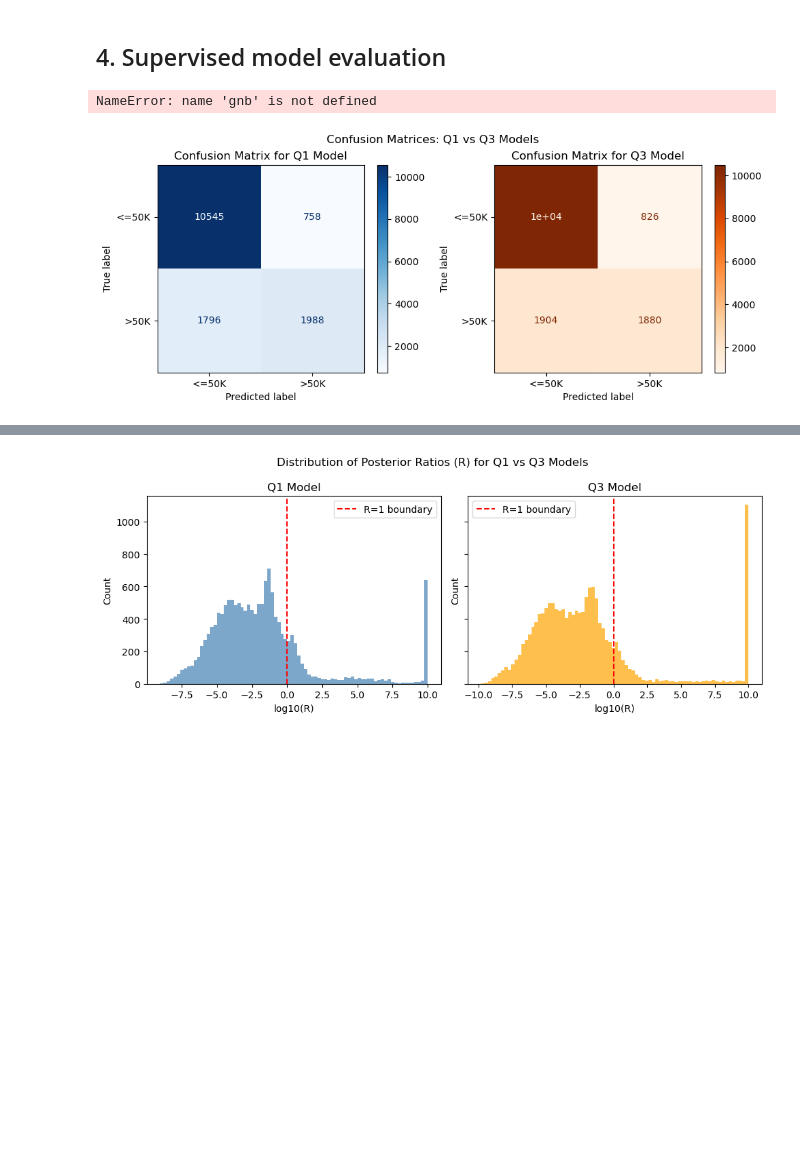
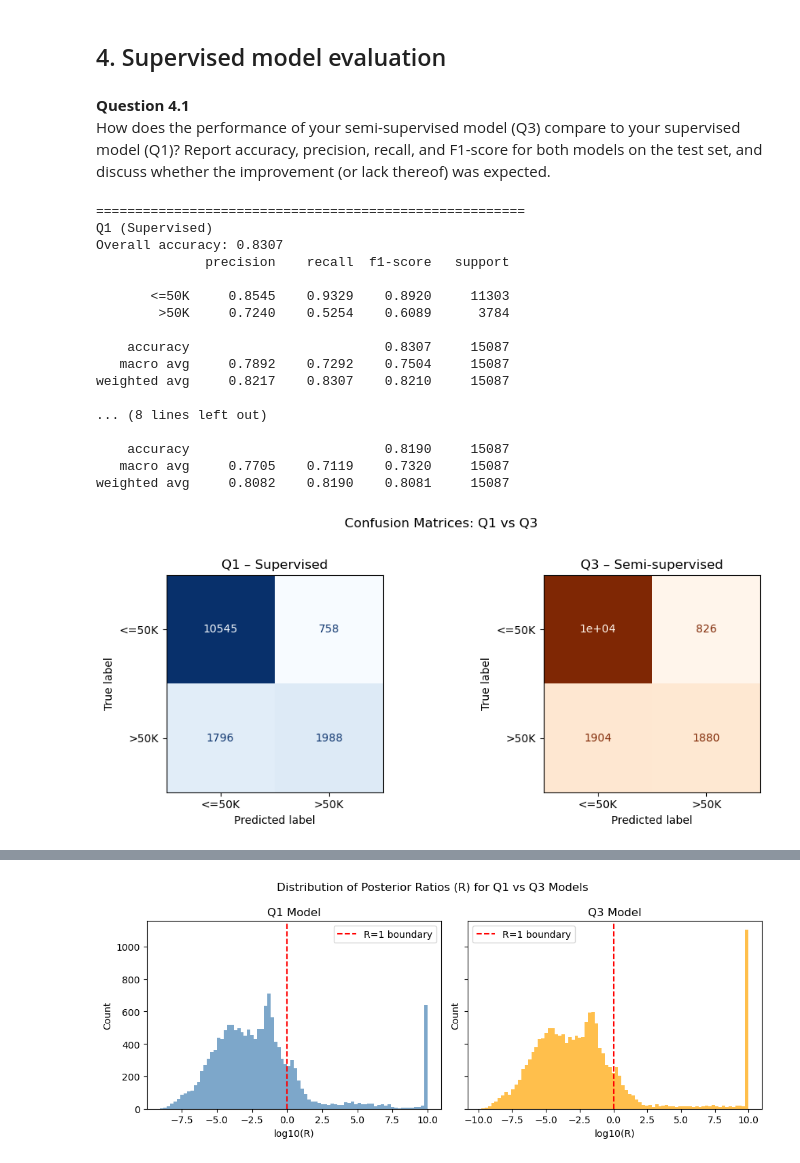
Before and after one commit to mcuartero/income-classification-with-naive-bayes, a Jupyter notebook: COMP30027_2026_asst1_template.ipynb, the cells around one changed output, grey strips where cells are left out. Drawn from its saved outputs; the diff is of its cells as text; code cells hidden in the pictures; blank space fills up the shorter version.

Commit message:
finish question 4 and entire code hopefully

```diff
--- a/COMP30027_2026_asst1_template.ipynb
+++ b/COMP30027_2026_asst1_template.ipynb
@@ -562,40 +659,57 @@ for t in thresholds:
 # %% [markdown]
 ## 4. Supervised model evaluation
 # %%
+# Generate predictions for both models on the held-out test set
 test_df = load_data('data/adult_test.csv', has_labels=True)
-y_test = test_df[TARGET].values
+y_test  = test_df[TARGET].values
 
-y_pred_q1, log_post_q1 = predict_combined(gnb, cnb, encoder, test_df)
+y_pred_q1, log_post_q1 = predict_combined(gnb_q1, cnb_q1, encoder_q1, test_df)
 y_pred_q3, log_post_q3 = predict_combined(gnb_q3, cnb_q3, encoder_q3, test_df)
 
 R_q1 = posterior_ratio(log_post_q1)
 R_q3 = posterior_ratio(log_post_q3)
-
-print("Q1 Model Performance:")
-print(f"Overall Accuracy: {accuracy_score(y_test, y_pred_q1):.4f}")
-print(classification_report(y_test, y_pred_q1, digits=4, target_names=['<=50K', '>50K']))
-
-print("Q3 Model Performance:")
-print(f"Overall Accuracy: {accuracy_score(y_test, y_pred_q3):.4f}")
-print(classification_report(y_test, y_pred_q3, digits=4, target_names=['<=50K', '>50K']))
-# %% [output]
-NameError: name 'gnb' is not defined
+# %% [markdown]
+**Question 4.1**<br>
+How does the performance of your semi-supervised model (Q3) compare to your supervised model (Q1)? Report accuracy, precision, recall, and F1-score for both models on the test set, and discuss whether the improvement (or lack thereof) was expected.
 # %%
-fix, axes = plt.subplots(1, 2, figsize=(10, 4))
-for ax, y_pred, title, cmap in zip(
-    axes,
-    [y_pred_q1, y_pred_q3],
-    ['Q1 Model', 'Q3 Model'],
-    ['Blues', 'Oranges']
-):
+for label, y_pred in [('Q1 (Supervised)', y_pred_q1), ('Q3 (Semi-supervised)', y_pred_q3)]:
+    print(f"\n{'='*55}")
+    print(f"{label}")
+    print(f"Overall accuracy: {accuracy_score(y_test, y_pred):.4f}")
+    print(classification_report(y_test, y_pred, target_names=['<=50K', '>50K'], digits=4))
+
+# Side-by-side confusion matrices
+fig, axes = plt.subplots(1, 2, figsize=(10, 4))
+for ax, y_pred, title, cmap in [
+    (axes[0], y_pred_q1, 'Q1 – Supervised', 'Blues'),
+    (axes[1], y_pred_q3, 'Q3 – Semi-supervised', 'Oranges'),
+]:
     ConfusionMatrixDisplay(
         confusion_matrix(y_test, y_pred),
         display_labels=['<=50K', '>50K']
-    ).plot(ax=ax, cmap=cmap)
-    ax.set_title(f'Confusion Matrix for {title}')
-plt.suptitle("Confusion Matrices: Q1 vs Q3 Models")
+    ).plot(ax=ax, cmap=cmap, colorbar=False)
+    ax.set_title(title)
+
+plt.suptitle('Confusion Matrices: Q1 vs Q3', y=1.02)
 plt.tight_layout()
-plt.savefig('figures/fig_4.1_confusion_matrices_comparison.png', dpi=300)
+plt.savefig('figures/fig_4.1_confusion_matrices.png', dpi=200, bbox_inches='tight')
 plt.show()
 # %% [output]
+=======================================================
+Q1 (Supervised)
+Overall accuracy: 0.8307
+              precision    recall  f1-score   support
+
+       <=50K     0.8545    0.9329    0.8920     11303
+        >50K     0.7240    0.5254    0.6089      3784
+
+    accuracy                         0.8307     15087
+   macro avg     0.7892    0.7292    0.7504     15087
+weighted avg     0.8217    0.8307    0.8210     15087
+
+... (8 lines left out)
+
+    accuracy                         0.8190     15087
+   macro avg     0.7705    0.7119    0.7320     15087
+weighted avg     0.8082    0.8190    0.8081     15087
-[figure, old version]
+[figure, new version]
```
Also changed, not shown: parts of 6 cells of this notebook, 2 other files.
